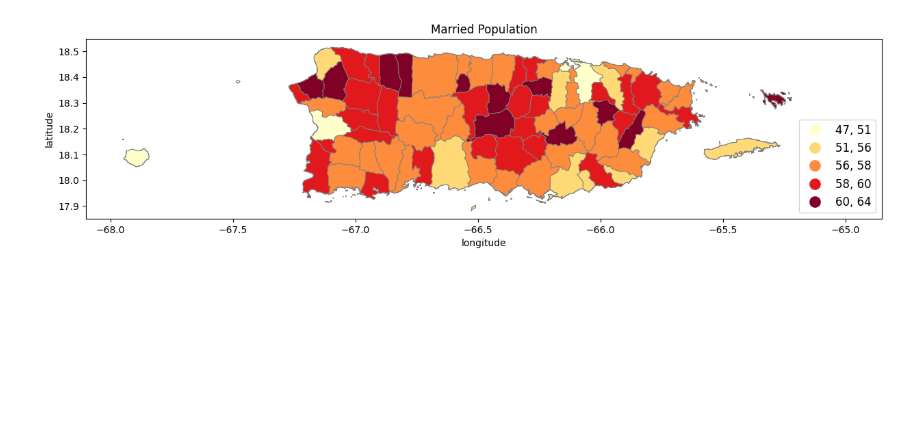
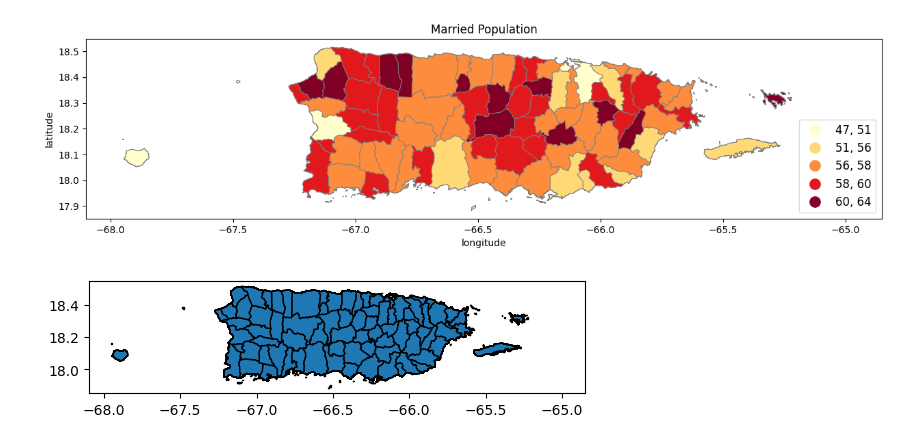
Before and after one commit to Venettov/Riveraruiz_GIS, a Jupyter notebook: PS2.ipynb, the cells around one changed output. Drawn from its saved outputs; the diff is of its cells as text; code cells hidden in the pictures; blank space fills up the shorter version.

```diff
--- a/PS2.ipynb
+++ b/PS2.ipynb
@@ -432,0 +438,41 @@ Text(141.22222222222223, 0.5, 'latitude')
+# %%
+
+import geopandas as gpd
+import matplotlib.pyplot as plt
+from matplotlib.offsetbox import OffsetImage, AnnotationBbox
+import os
+
+def read_shapefile_and_display_images(shapefile_path, images_folder):
+    # Read the shapefile
+    gdf = gpd.read_file(shapefile_path)
+
+    # Plot the map
+    fig, ax = plt.subplots()
+    gdf.plot(ax=ax, edgecolor='k')
+
+    # Function to display image on hover
+    def hover(event):
+        if event.inaxes == ax:
+            for idx, row in gdf.iterrows():
+                if row['geometry'].contains(gpd.points_from_xy([event.xdata], [event.ydata])[0]):
+                    town_name = row['ADM1_ES']
+                    image_path = os.path.join(images_folder, f"{town_name}.jpeg")
+                    if os.path.exists(image_path):
+                        image = plt.imread(image_path)
+                        im = OffsetImage(image, zoom=0.5)
+                        ab = AnnotationBbox(im, (event.xdata, event.ydata), frameon=False)
+                        ax.add_artist(ab)
+                        fig.canvas.draw_idle()
+                        return
+
+    # Connect the hover event
+    fig.canvas.mpl_connect('motion_notify_event', hover)
+
+    plt.show()
+
+# Example usage
+shapefile_path = 'merged_shapefile.shp'
+images_folder = 'rincon'
+read_shapefile_and_display_images(shapefile_path, images_folder)
+# %% [output]
+[figure, added]
```
Also changed, not shown: parts of 2 cells of this notebook.
